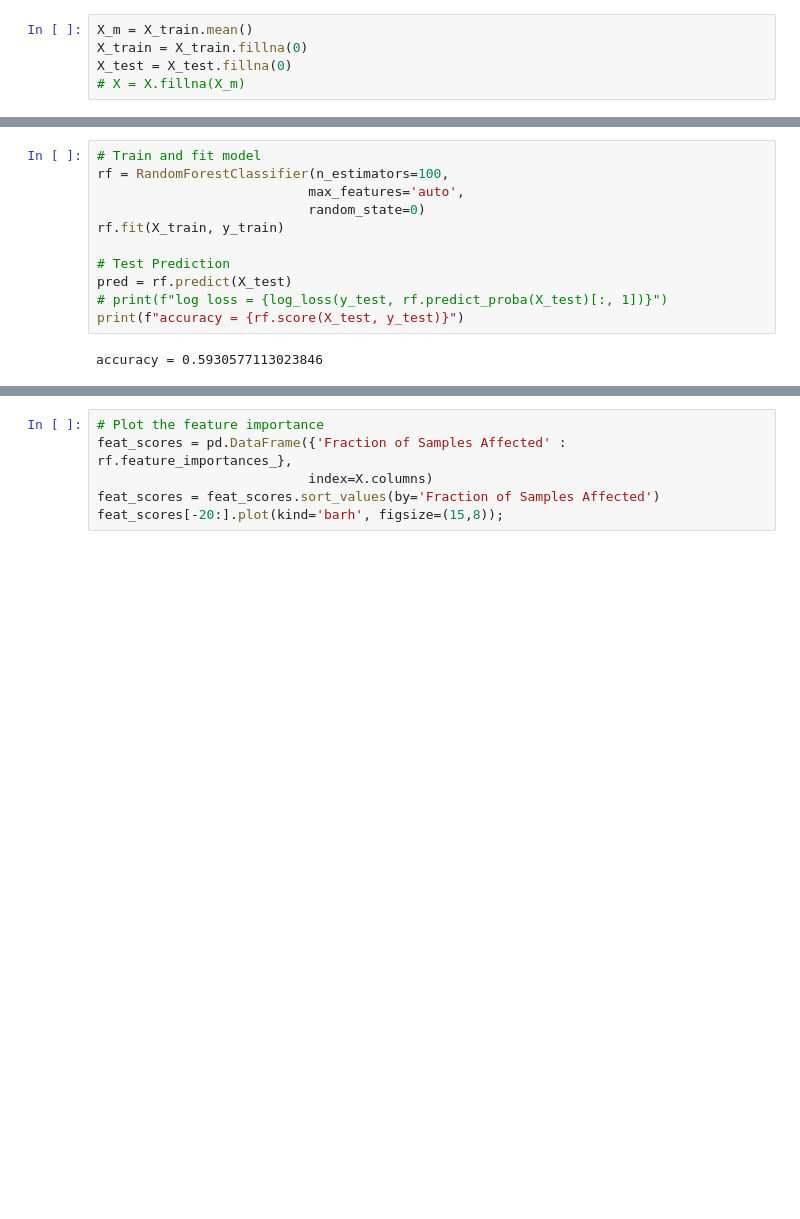
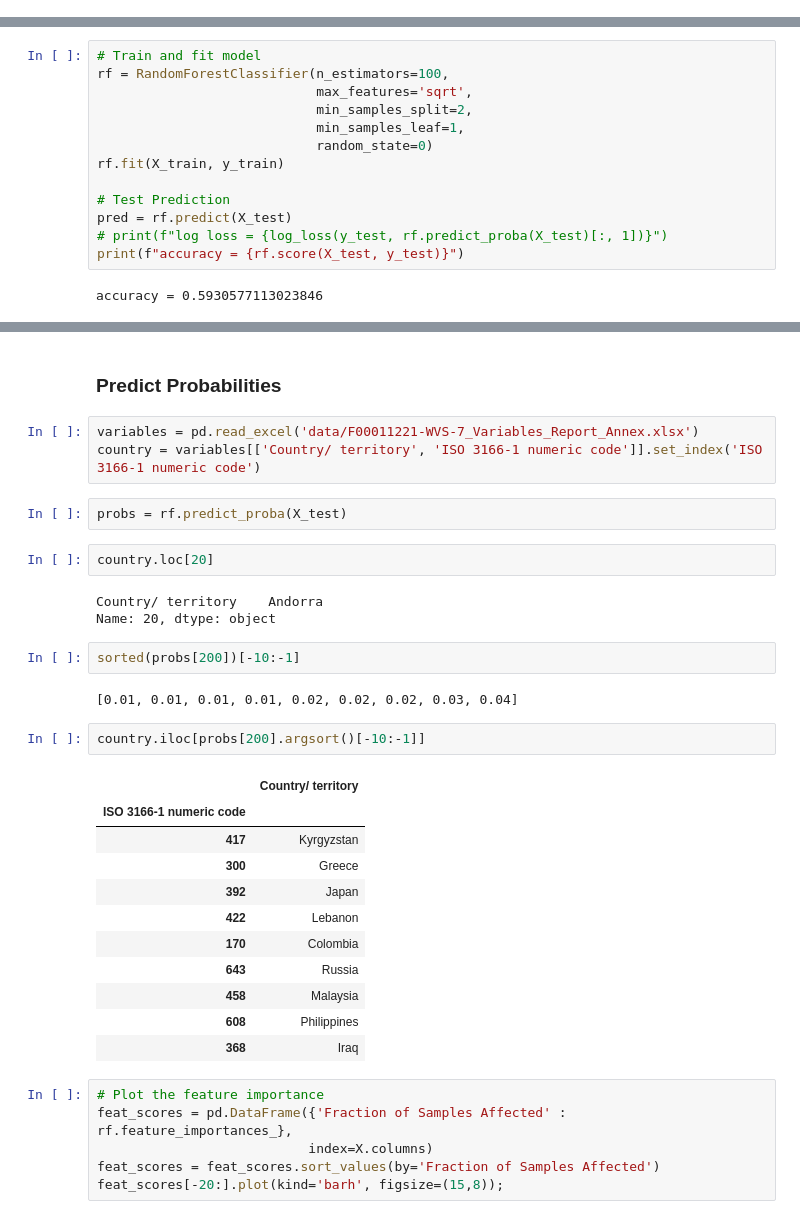
Before and after one commit to vmccready/world-values-analysis, a Jupyter notebook: exploration.ipynb, the cells around one changed output, grey strips where cells are left out. Drawn from its saved outputs; the diff is of its cells as text; blank space fills up the shorter version.

```diff
--- a/exploration.ipynb
+++ b/exploration.ipynb
@@ -116,8 +60,3 @@ Length: 63, dtype: float64
-# %%
-X_m = X_train.mean()
-X_train = X_train.fillna(0)
-X_test = X_test.fillna(0)
-# X = X.fillna(X_m)
 # %%
 X_train.shape
 # %% [output]
@@ -125,8 +64,10 @@ X_train.shape
 # %%
 # Train and fit model
 rf = RandomForestClassifier(n_estimators=100,
-                           max_features='auto',
-                           random_state=0)
+                            max_features='sqrt',
+                            min_samples_split=2,
+                            min_samples_leaf=1,
+                            random_state=0)
 rf.fit(X_train, y_train)
 
 # Test Prediction
@@ -143,3 +100,33 @@ accuracy = 0.5930577113023846
+# %% [markdown]
+### Predict Probabilities
+# %%
+variables = pd.read_excel('data/F00011221-WVS-7_Variables_Report_Annex.xlsx')
+country = variables[['Country/ territory', 'ISO 3166-1 numeric code']].set_index('ISO 3166-1 numeric code')
+# %%
+probs = rf.predict_proba(X_test)
+# %%
+country.loc[20]
+# %% [output]
+Country/ territory    Andorra
+Name: 20, dtype: object
+# %%
+sorted(probs[200])[-10:-1]
+# %% [output]
+[0.01, 0.01, 0.01, 0.01, 0.02, 0.02, 0.02, 0.03, 0.04]
+# %%
+country.iloc[probs[200].argsort()[-10:-1]]
+# %% [output]
+|  | Country/ territory |
+| ISO 3166-1 numeric code |  |
+| 417 | Kyrgyzstan |
+| 300 | Greece |
+| 392 | Japan |
+| 422 | Lebanon |
+| 170 | Colombia |
+| 643 | Russia |
+| 458 | Malaysia |
+| 608 | Philippines |
+| 368 | Iraq |
 # %%
 # Plot the feature importance
 feat_scores = pd.DataFrame({'Fraction of Samples Affected' : rf.feature_importances_},
```
Also changed, not shown: parts of 8 cells of this notebook, 1 other file.
